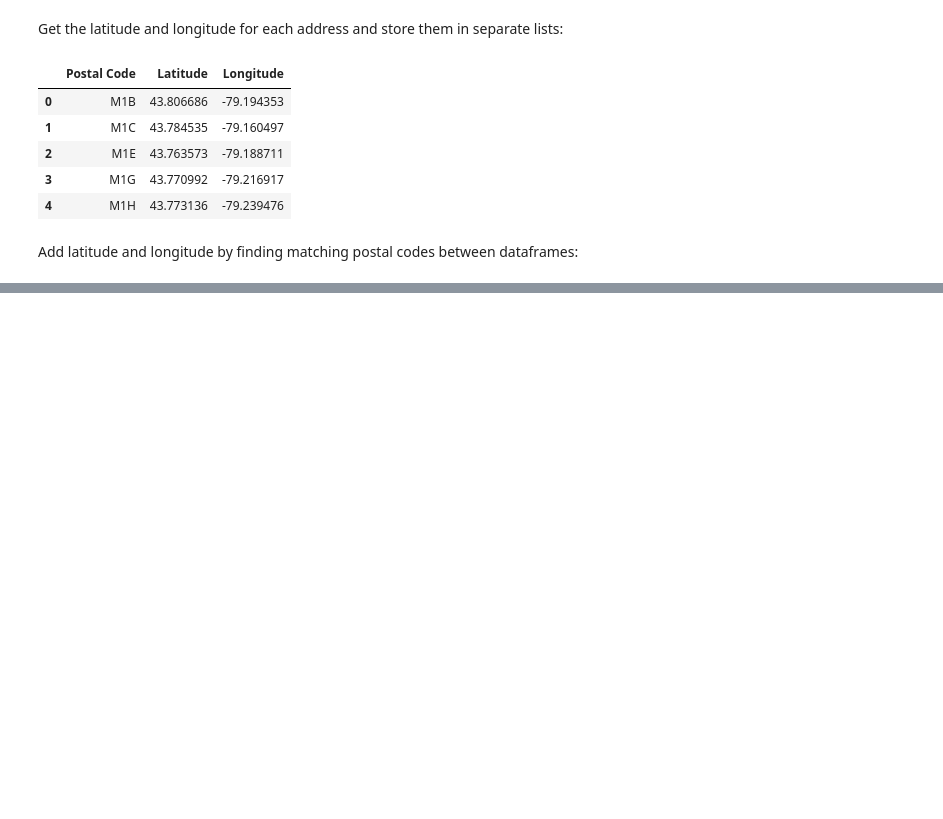
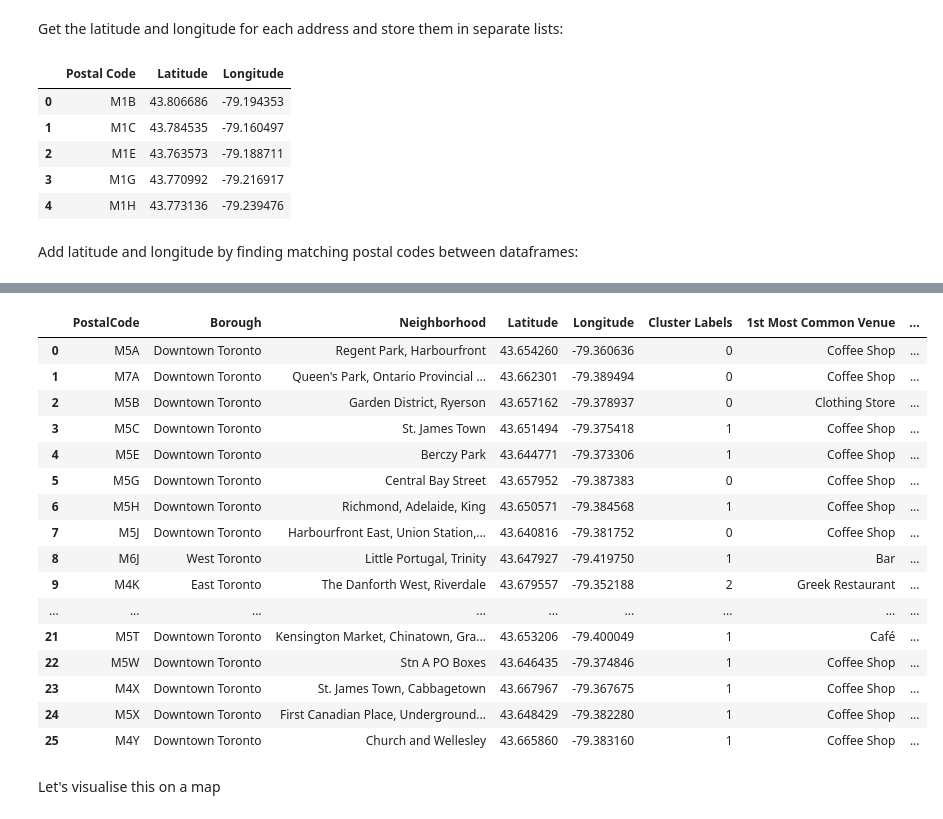
Before and after one commit to lukemohr/Coursera_Capstone, a Jupyter notebook: Segmenting and Clustering Neighborhoods in Toronto.ipynb, the cells around one changed output, grey strips where cells are left out. Drawn from its saved outputs; the diff is of its cells as text; code cells hidden in the pictures; blank space fills up the shorter version.

Commit message:
Finished clustering project
submitting for review

```diff
--- a/Segmenting and Clustering Neighborhoods in Toronto.ipynb
+++ b/Segmenting and Clustering Neighborhoods in Toronto.ipynb
@@ -112,0 +268,3 @@ loc_df.head()
+# %%
+toronto_grouped = toronto_onehot.groupby('PostalCode').mean().reset_index()
+toronto_grouped.head()
@@ -112,0 +327,27 @@ loc_df.head()
+# %%
+def return_most_common_venues(row, num_top_venues):
+    row_categories = row.iloc[1:]
+    row_categories_sorted = row_categories.sort_values(ascending=False)
+
+    return row_categories_sorted.index.values[0:num_top_venues]
+
+num_top_venues = 10
+
+indicators = ['st', 'nd', 'rd']
+
+# create columns according to number of top venues
+columns = ['PostalCode']
+for ind in np.arange(num_top_venues):
+    try:
+        columns.append('{}{} Most Common Venue'.format(ind+1, indicators[ind]))
+    except:
+        columns.append('{}th Most Common Venue'.format(ind+1))
+
+# create a new dataframe
+pc_venues_sorted = pd.DataFrame(columns=columns)
+pc_venues_sorted['PostalCode'] = toronto_grouped['PostalCode']
+
+for ind in np.arange(toronto_grouped.shape[0]):
+    pc_venues_sorted.iloc[ind, 1:] = return_most_common_venues(toronto_grouped.iloc[ind, :], num_top_venues)
+
+pc_venues_sorted.head()
@@ -112,0 +361,34 @@ loc_df.head()
+# %%
+# add clustering labels
+pc_venues_sorted.insert(0, 'Cluster Labels', kmeans.labels_)
+
+toronto_merged = tor_df
+
+# merge toronto_grouped with toronto_data to add latitude/longitude for each neighborhood
+toronto_merged = toronto_merged.join(pc_venues_sorted.set_index('PostalCode'), on='PostalCode')
+
+# lose the postal codes that were removed for having too few venues
+toronto_merged.dropna(inplace=True)
+toronto_merged.reset_index(drop=True, inplace=True)
+toronto_merged = toronto_merged.astype({'Cluster Labels': 'int32'})
+toronto_merged # check the last columns!
+# %% [output]
+|  | PostalCode | Borough | Neighborhood | Latitude | Longitude | Cluster Labels | 1st Most Common Venue | ... |
+| 0 | M5A | Downtown Toronto | Regent Park, Harbourfront | 43.654260 | -79.360636 | 0 | Coffee Shop | ... |
+| 1 | M7A | Downtown Toronto | Queen's Park, Ontario Provincial ... | 43.662301 | -79.389494 | 0 | Coffee Shop | ... |
+| 2 | M5B | Downtown Toronto | Garden District, Ryerson | 43.657162 | -79.378937 | 0 | Clothing Store | ... |
+| 3 | M5C | Downtown Toronto | St. James Town | 43.651494 | -79.375418 | 1 | Coffee Shop | ... |
+| 4 | M5E | Downtown Toronto | Berczy Park | 43.644771 | -79.373306 | 1 | Coffee Shop | ... |
+| 5 | M5G | Downtown Toronto | Central Bay Street | 43.657952 | -79.387383 | 0 | Coffee Shop | ... |
+| 6 | M5H | Downtown Toronto | Richmond, Adelaide, King | 43.650571 | -79.384568 | 1 | Coffee Shop | ... |
+| 7 | M5J | Downtown Toronto | Harbourfront East, Union Station,... | 43.640816 | -79.381752 | 0 | Coffee Shop | ... |
+| 8 | M6J | West Toronto | Little Portugal, Trinity | 43.647927 | -79.419750 | 1 | Bar | ... |
+| 9 | M4K | East Toronto | The Danforth West, Riverdale | 43.679557 | -79.352188 | 2 | Greek Restaurant | ... |
+| ... | ... | ... | ... | ... | ... | ... | ... | ... |
+| 21 | M5T | Downtown Toronto | Kensington Market, Chinatown, Gra... | 43.653206 | -79.400049 | 1 | Café | ... |
+| 22 | M5W | Downtown Toronto | Stn A PO Boxes | 43.646435 | -79.374846 | 1 | Coffee Shop | ... |
+| 23 | M4X | Downtown Toronto | St. James Town, Cabbagetown | 43.667967 | -79.367675 | 1 | Coffee Shop | ... |
+| 24 | M5X | Downtown Toronto | First Canadian Place, Underground... | 43.648429 | -79.382280 | 1 | Coffee Shop | ... |
+| 25 | M4Y | Downtown Toronto | Church and Wellesley | 43.665860 | -79.383160 | 1 | Coffee Shop | ... |
+# %% [markdown]
+Let's visualise this on a map
```
Also changed, not shown: parts of 46 cells of this notebook.
